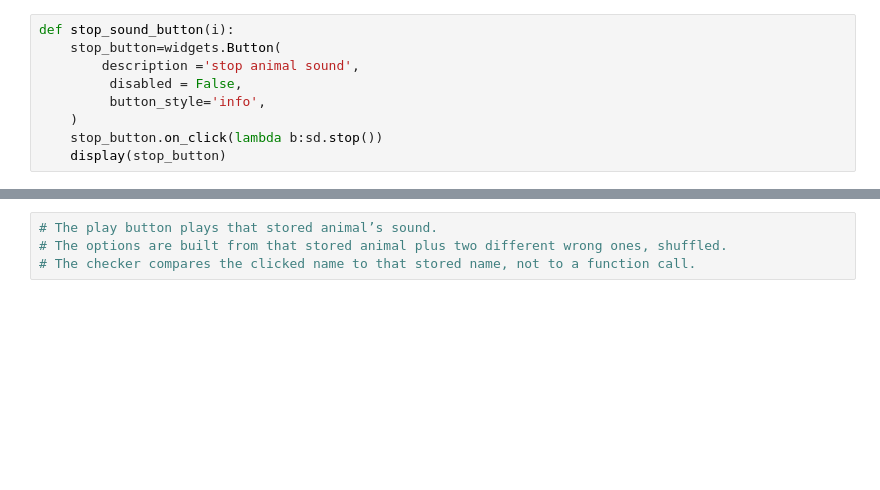
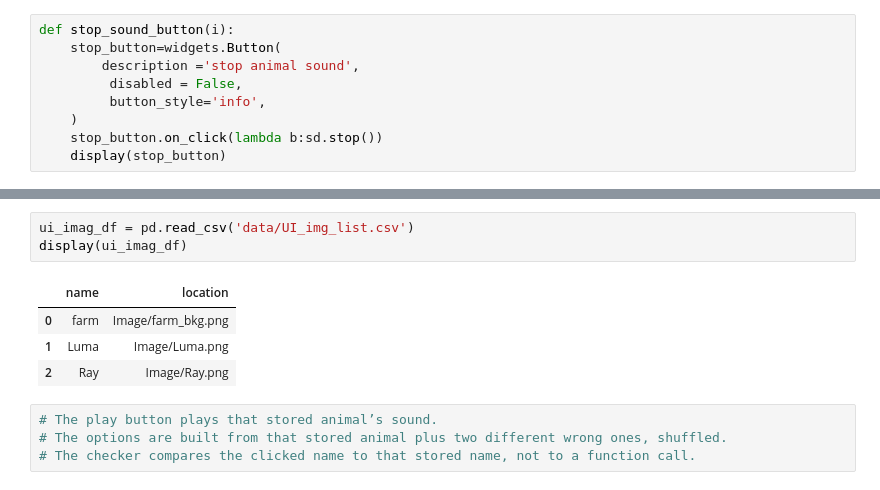
Before and after one commit to chloe-lo-wpp/Game-Asm-Sound-Match, a Jupyter notebook: GuessSound.ipynb, the cells around one changed output, grey strips where cells are left out. Saved outputs shown, nothing was run; the diff lists cells and outputs as text; blank space fills up the shorter version.

```diff
--- a/GuessSound.ipynb
+++ b/GuessSound.ipynb
@@ -77,6 +77,14 @@ def stop_sound_button(i):
 stop_sound_button(0)
 # %% [output]
 [interactive output not drawn]
+# %%
+ui_imag_df = pd.read_csv('data/UI_img_list.csv')
+display(ui_imag_df)
+# %% [output]
+|  | name | location |
+| 0 | farm | Image/farm_bkg.png |
+| 1 | Luma | Image/Luma.png |
+| 2 | Ray | Image/Ray.png |
 # %%
 # The play button plays that stored animal’s sound.
 # The options are built from that stored animal plus two different wrong ones, shuffled.
```
Also changed, not shown: parts of 2 cells of this notebook, 4 other files.
